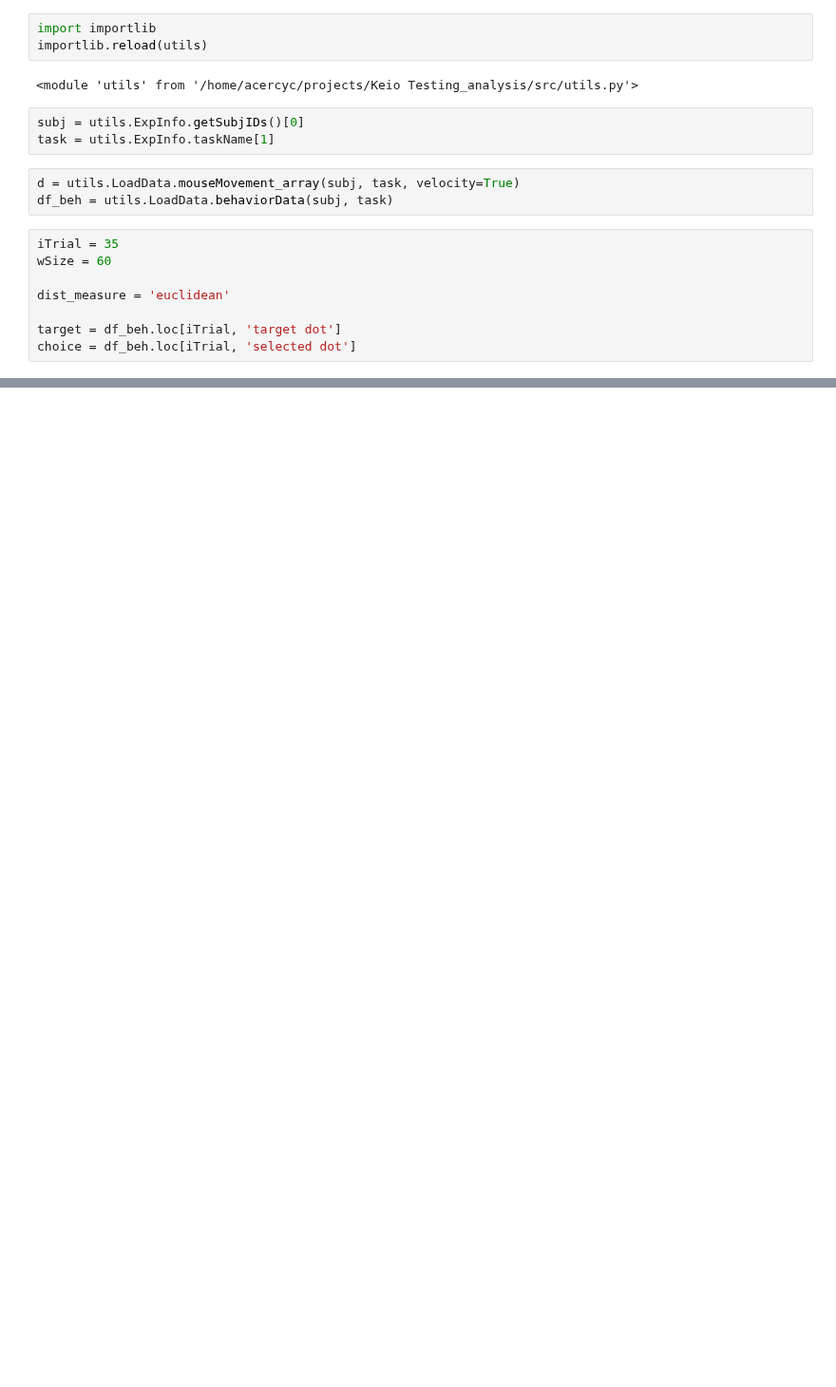
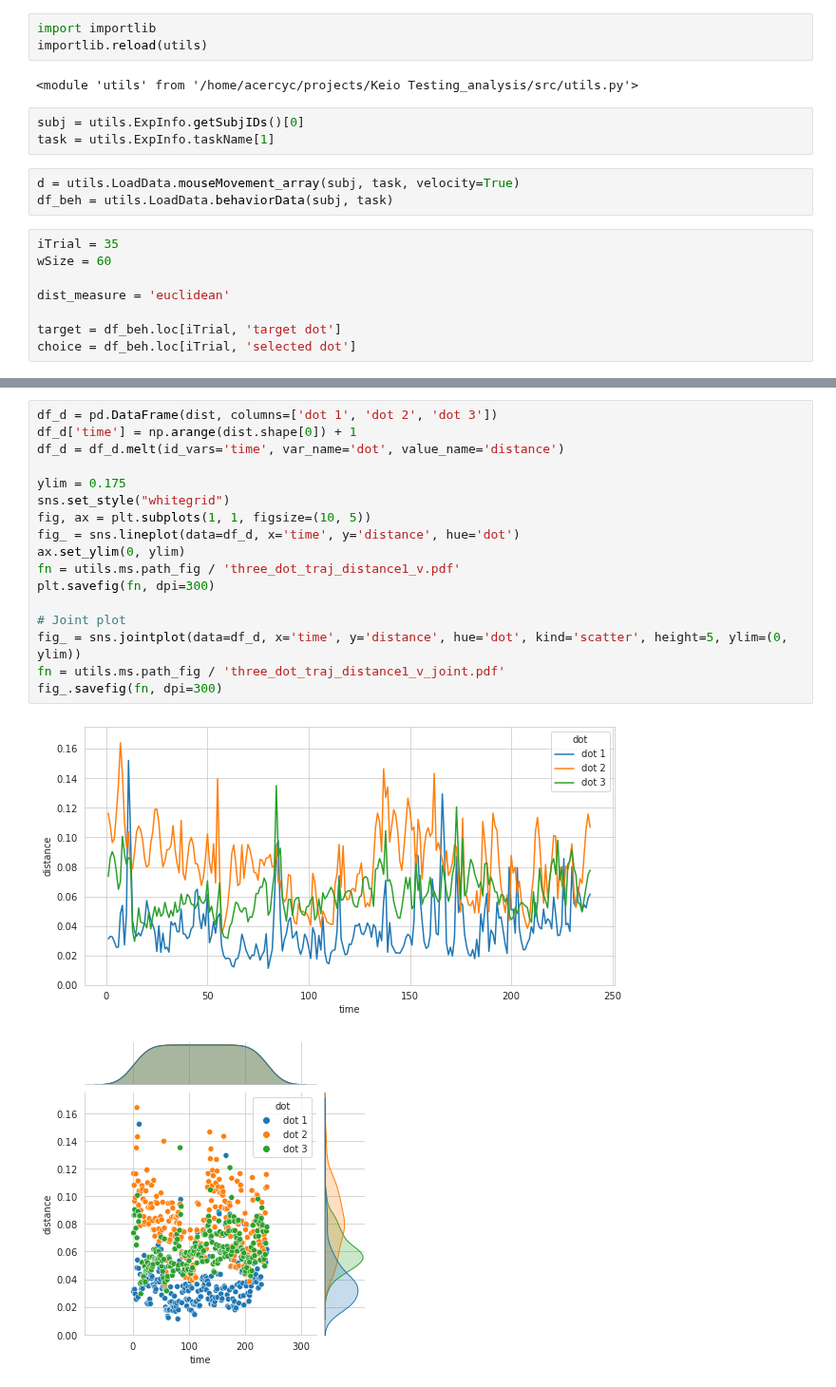
Before and after one commit to acercyc/Keio-Testing_analysis, a Jupyter notebook: src/ms_three_dot_traj.ipynb, the cells around one changed output, grey strips where cells are left out. Shown at 95% size. Saved outputs shown, nothing was run; the diff lists cells and outputs as text; blank space fills up the shorter version.

```diff
--- a/src/ms_three_dot_traj.ipynb
+++ b/src/ms_three_dot_traj.ipynb
@@ -132,0 +123,20 @@ Text(0.5, 0, 'Time point')
+# %%
+df_d = pd.DataFrame(dist, columns=['dot 1', 'dot 2', 'dot 3'])
+df_d['time'] = np.arange(dist.shape[0]) + 1
+df_d = df_d.melt(id_vars='time', var_name='dot', value_name='distance')
+
+ylim = 0.175
+sns.set_style("whitegrid")
+fig, ax = plt.subplots(1, 1, figsize=(10, 5))
+fig_ = sns.lineplot(data=df_d, x='time', y='distance', hue='dot')
+ax.set_ylim(0, ylim)
+fn = utils.ms.path_fig / 'three_dot_traj_distance1_v.pdf'
+plt.savefig(fn, dpi=300)
+
+# Joint plot
+fig_ = sns.jointplot(data=df_d, x='time', y='distance', hue='dot', kind='scatter', height=5, ylim=(0, ylim))
+fn = utils.ms.path_fig / 'three_dot_traj_distance1_v_joint.pdf'
+fig_.savefig(fn, dpi=300)
+# %% [output]
+[figure, added]
+[figure, added]
```
Also changed, not shown: parts of 7 cells of this notebook, 8 other files.
